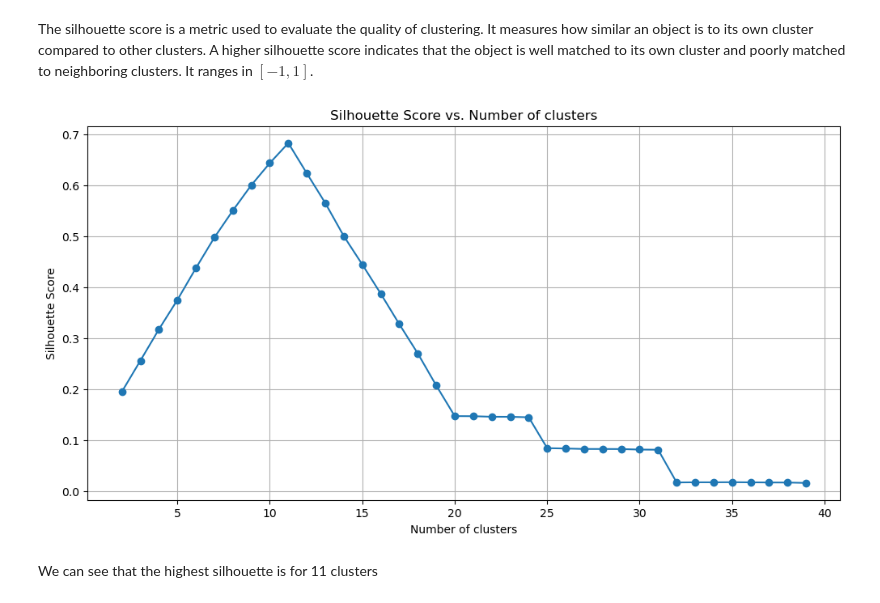
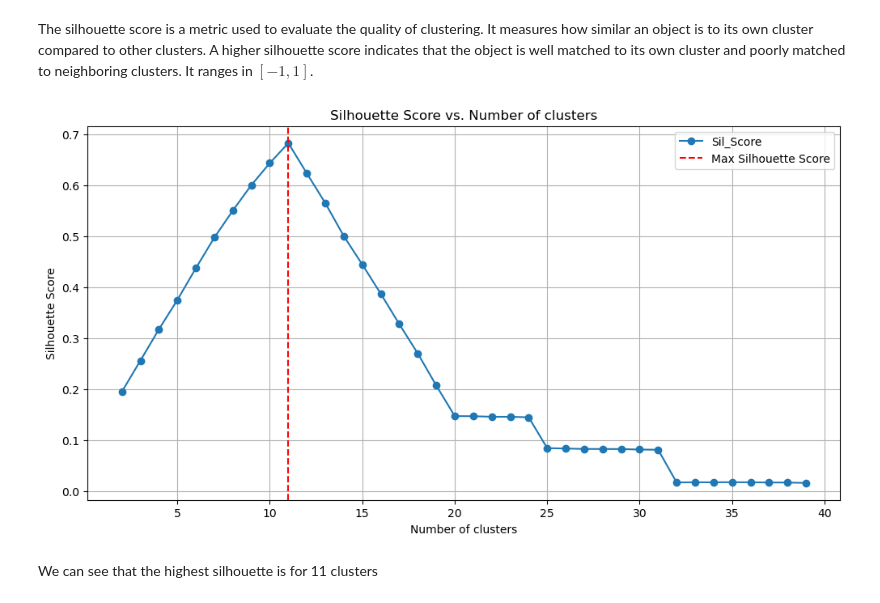
Before and after one commit to TeoAle/Giskard-assignment, a Jupyter notebook: DS_R&D_Assignment.ipynb, the cells around one changed output. Drawn from its saved outputs; the diff is of its cells as text; code cells hidden in the pictures.

Commit message:
Number 4 done

```diff
--- a/DS_R&D_Assignment.ipynb
+++ b/DS_R&D_Assignment.ipynb
@@ -124,15 +130,18 @@ for n_clusters in range(2, 40):
 
 optimal_num_clusters_agg_cl = silhouette_scores.index(max(silhouette_scores)) + 2  # Adding 2 due to zero-based indexing
 # %%
-plt.figure(figsize=(12, 6))
-plt.plot(range(2, 40), silhouette_scores, marker='o')
-plt.xlabel('Number of clusters')
-plt.ylabel('Silhouette Score')
-plt.title('Silhouette Score vs. Number of clusters')
+fig, ax = plt.subplots(figsize=(12, 6))
+
+ax.plot(range(2, 40), silhouette_scores, marker='o', label='Sil_Score')
+ax.axvline(optimal_num_clusters_agg_cl, color='red', linestyle='--', label='Max Silhouette Score')
+ax.set_xlabel('Number of clusters')
+ax.set_ylabel('Silhouette Score')
+ax.set_title('Silhouette Score vs. Number of clusters')
+ax.legend()
 plt.grid(True)
 plt.show()
 # %% [output]
-[figure, old version]
+[figure, new version]
 # %% [markdown]
 We can see that the highest silhouette is for 11 clusters
 # %%
```
Also changed, not shown: parts of 29 cells of this notebook.
